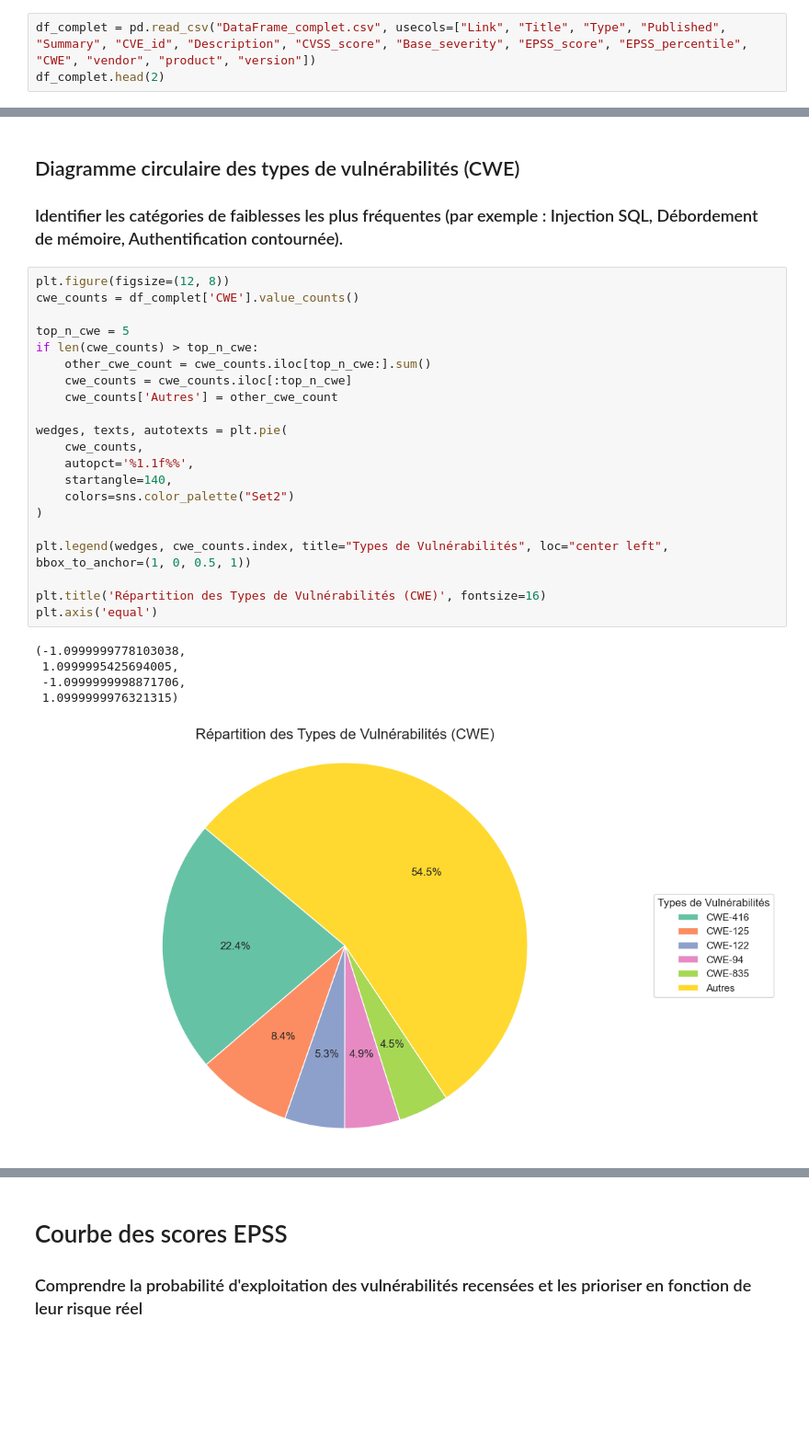
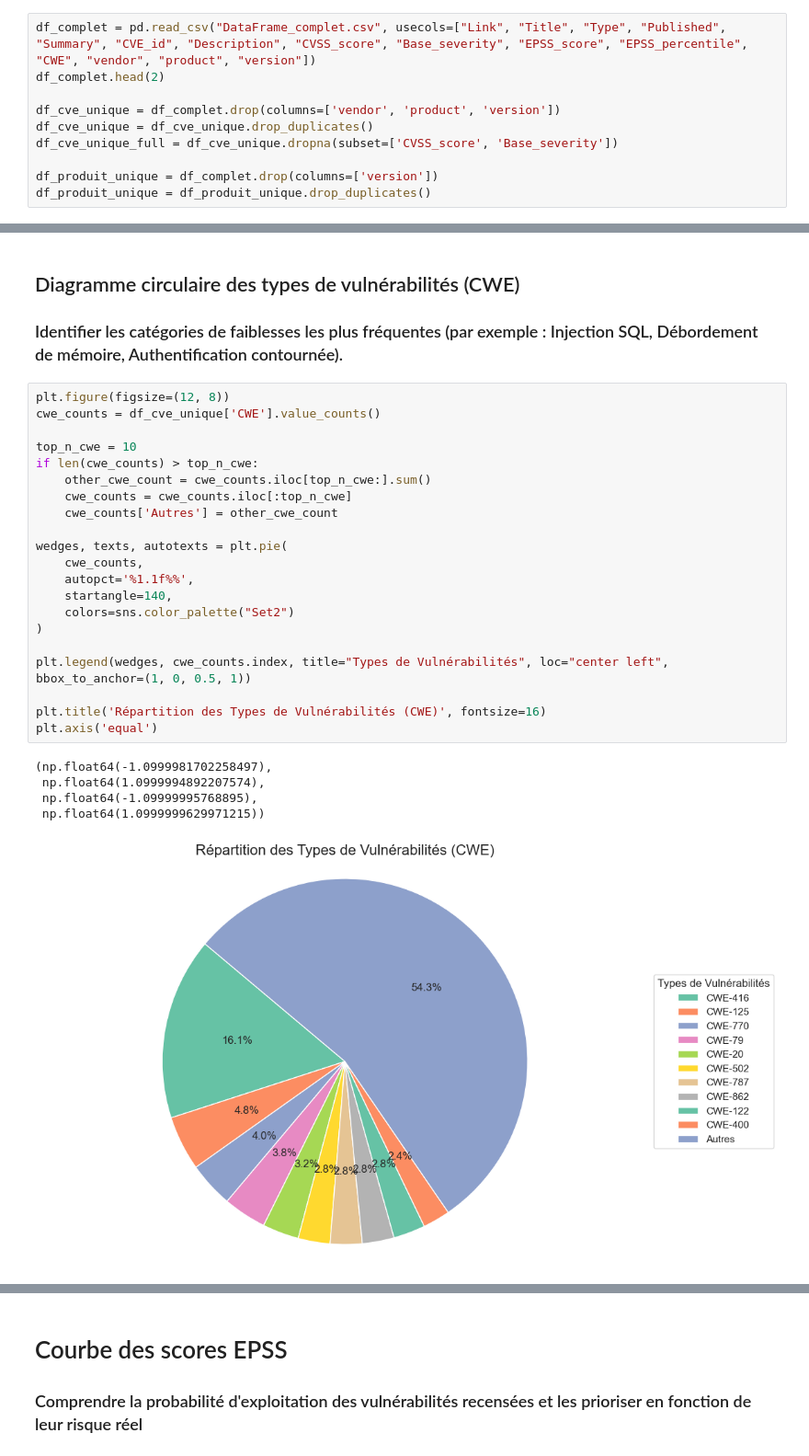
Before and after one commit to El0o/mastercamp-projet-final, a Jupyter notebook: Visualisation_ANSSI.ipynb, the cells around one changed output, grey strips where cells are left out. Shown at 92% size. Saved outputs shown, nothing was run; the diff lists cells and outputs as text; blank space fills up the shorter version.

```diff
--- a/Visualisation_ANSSI.ipynb
+++ b/Visualisation_ANSSI.ipynb
@@ -54,3 +14,10 @@ plt.show()
 # %%
 df_complet = pd.read_csv("DataFrame_complet.csv", usecols=["Link", "Title", "Type", "Published", "Summary", "CVE_id", "Description", "CVSS_score", "Base_severity", "EPSS_score", "EPSS_percentile", "CWE", "vendor", "product", "version"])
 df_complet.head(2)
+
+df_cve_unique = df_complet.drop(columns=['vendor', 'product', 'version'])
+df_cve_unique = df_cve_unique.drop_duplicates()
+df_cve_unique_full = df_cve_unique.dropna(subset=['CVSS_score', 'Base_severity'])
+
+df_produit_unique = df_complet.drop(columns=['version'])
+df_produit_unique = df_produit_unique.drop_duplicates()
@@ -132,31 +92,31 @@ En conclusion, ce graphique indique que la majeure partie des vulnérabilités a
 ### Identifier les catégories de faiblesses les plus fréquentes (par exemple : Injection SQL, Débordement de mémoire, Authentification contournée).
 # %%
 plt.figure(figsize=(12, 8))
-cwe_counts = df_complet['CWE'].value_counts()
+cwe_counts = df_cve_unique['CWE'].value_counts()
 
-top_n_cwe = 5
+top_n_cwe = 10
 if len(cwe_counts) > top_n_cwe:
     other_cwe_count = cwe_counts.iloc[top_n_cwe:].sum()
     cwe_counts = cwe_counts.iloc[:top_n_cwe]
     cwe_counts['Autres'] = other_cwe_count
 
 wedges, texts, autotexts = plt.pie(
     cwe_counts,
     autopct='%1.1f%%',
     startangle=140,
     colors=sns.color_palette("Set2")
 )
 
 plt.legend(wedges, cwe_counts.index, title="Types de Vulnérabilités", loc="center left", bbox_to_anchor=(1, 0, 0.5, 1))
 
 plt.title('Répartition des Types de Vulnérabilités (CWE)', fontsize=16)
 plt.axis('equal')
 # %% [output]
-(-1.0999999778103038,
- 1.0999995425694005,
- -1.0999999998871706,
- 1.0999999976321315)
+(np.float64(-1.0999981702258497),
+ np.float64(1.0999994892207574),
+ np.float64(-1.09999995768895),
+ np.float64(1.0999999629971215))
-[figure, old version]
+[figure, new version]
 # %% [markdown]
 # Interprétation - Répartition des Types de Vulnérabilités (CWE)
 
```
Also changed, not shown: parts of 36 cells of this notebook.
